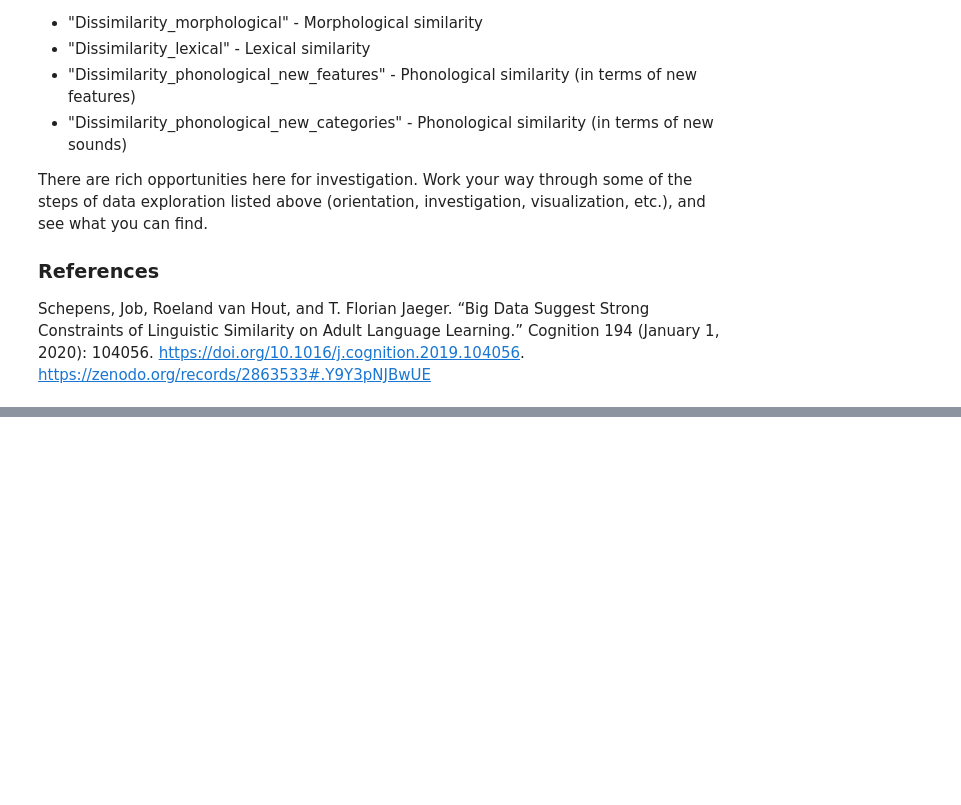
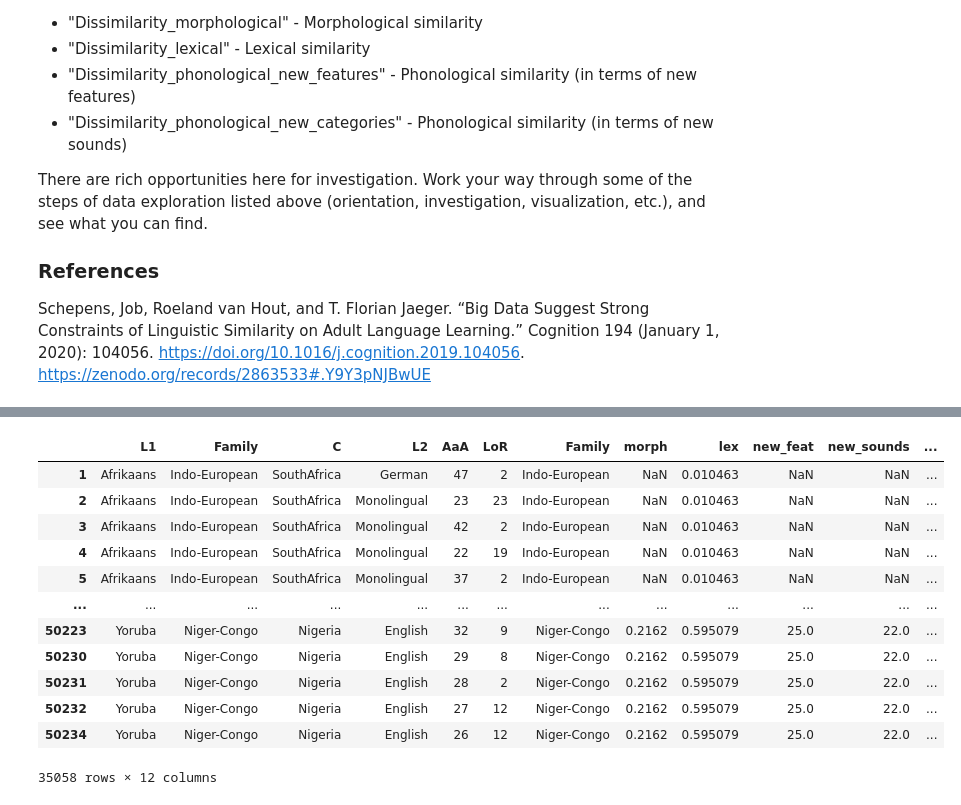
Before and after one commit to EmilieJN/Experimental-Psycholinguistics, a Jupyter notebook: data-exploration.ipynb, the cells around one changed output, grey strips where cells are left out. Drawn from its saved outputs; the diff is of its cells as text; code cells hidden in the pictures; blank space fills up the shorter version.

```diff
--- a/data-exploration.ipynb
+++ b/data-exploration.ipynb
@@ -50,0 +72,20 @@ df = pd.read_csv(url, encoding="cp1252")
+# %%
+cols = ['L1','Family', 'C', 'L2', 'AaA', 'LoR', 'Family', 'morph', 'lex', 'new_feat', 'new_sounds','Speaking']
+df = raw[cols]
+dscore = df[df['Speaking']> 499]
+dscore = dscore[dscore['Speaking'] != 499]
+dscore
+# %% [output]
+|  | L1 | Family | C | L2 | AaA | LoR | Family | morph | lex | new_feat | new_sounds | ... |
+| 1 | Afrikaans | Indo-European | SouthAfrica | German | 47 | 2 | Indo-European | NaN | 0.010463 | NaN | NaN | ... |
+| 2 | Afrikaans | Indo-European | SouthAfrica | Monolingual | 23 | 23 | Indo-European | NaN | 0.010463 | NaN | NaN | ... |
+| 3 | Afrikaans | Indo-European | SouthAfrica | Monolingual | 42 | 2 | Indo-European | NaN | 0.010463 | NaN | NaN | ... |
+| 4 | Afrikaans | Indo-European | SouthAfrica | Monolingual | 22 | 19 | Indo-European | NaN | 0.010463 | NaN | NaN | ... |
+| 5 | Afrikaans | Indo-European | SouthAfrica | Monolingual | 37 | 2 | Indo-European | NaN | 0.010463 | NaN | NaN | ... |
+| ... | ... | ... | ... | ... | ... | ... | ... | ... | ... | ... | ... | ... |
+| 50223 | Yoruba | Niger-Congo | Nigeria | English | 32 | 9 | Niger-Congo | 0.2162 | 0.595079 | 25.0 | 22.0 | ... |
+| 50230 | Yoruba | Niger-Congo | Nigeria | English | 29 | 8 | Niger-Congo | 0.2162 | 0.595079 | 25.0 | 22.0 | ... |
+| 50231 | Yoruba | Niger-Congo | Nigeria | English | 28 | 2 | Niger-Congo | 0.2162 | 0.595079 | 25.0 | 22.0 | ... |
+| 50232 | Yoruba | Niger-Congo | Nigeria | English | 27 | 12 | Niger-Congo | 0.2162 | 0.595079 | 25.0 | 22.0 | ... |
+| 50234 | Yoruba | Niger-Congo | Nigeria | English | 26 | 12 | Niger-Congo | 0.2162 | 0.595079 | 25.0 | 22.0 | ... |
+35058 rows × 12 columns
```
Also changed, not shown: parts of 9 cells of this notebook, 2 other files.
